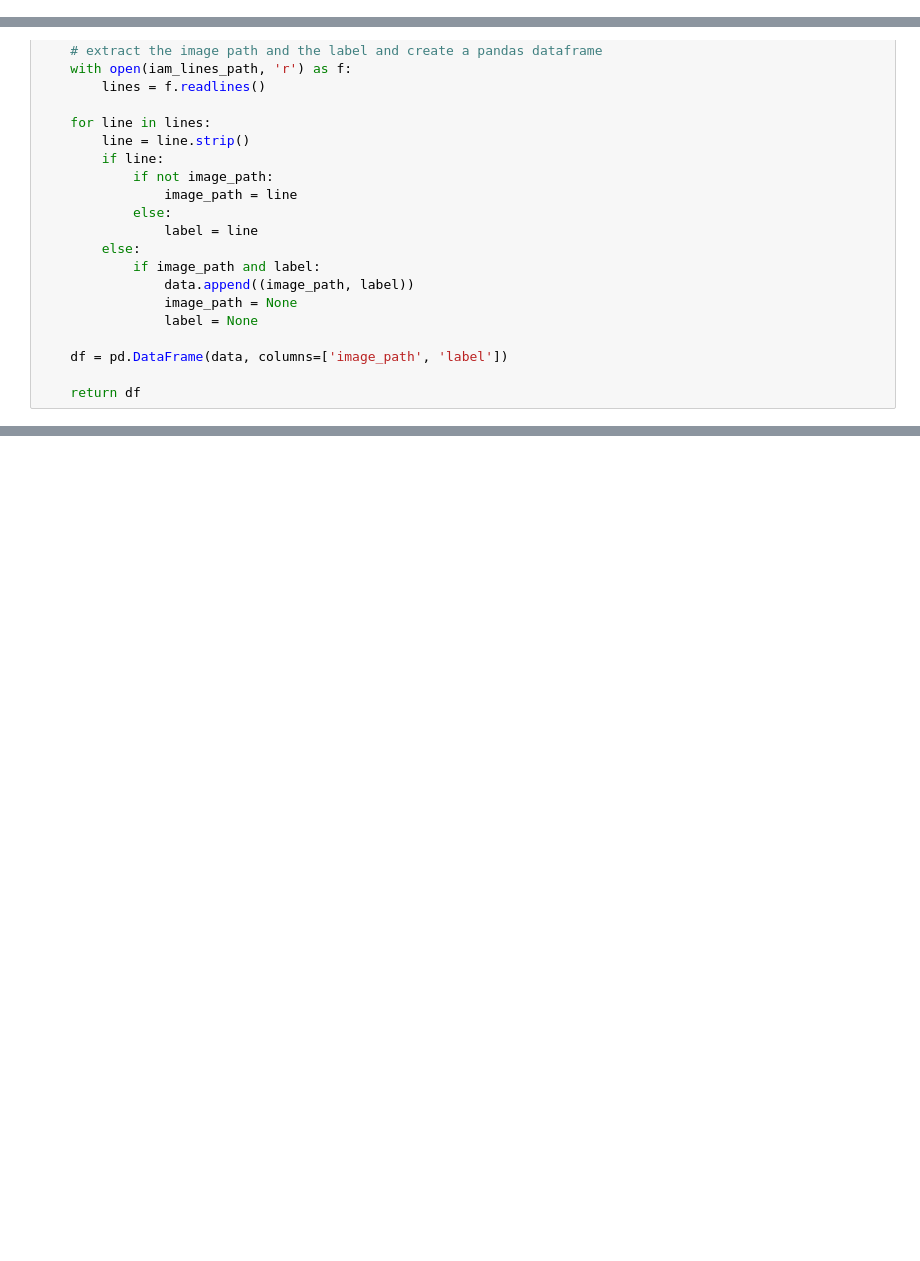
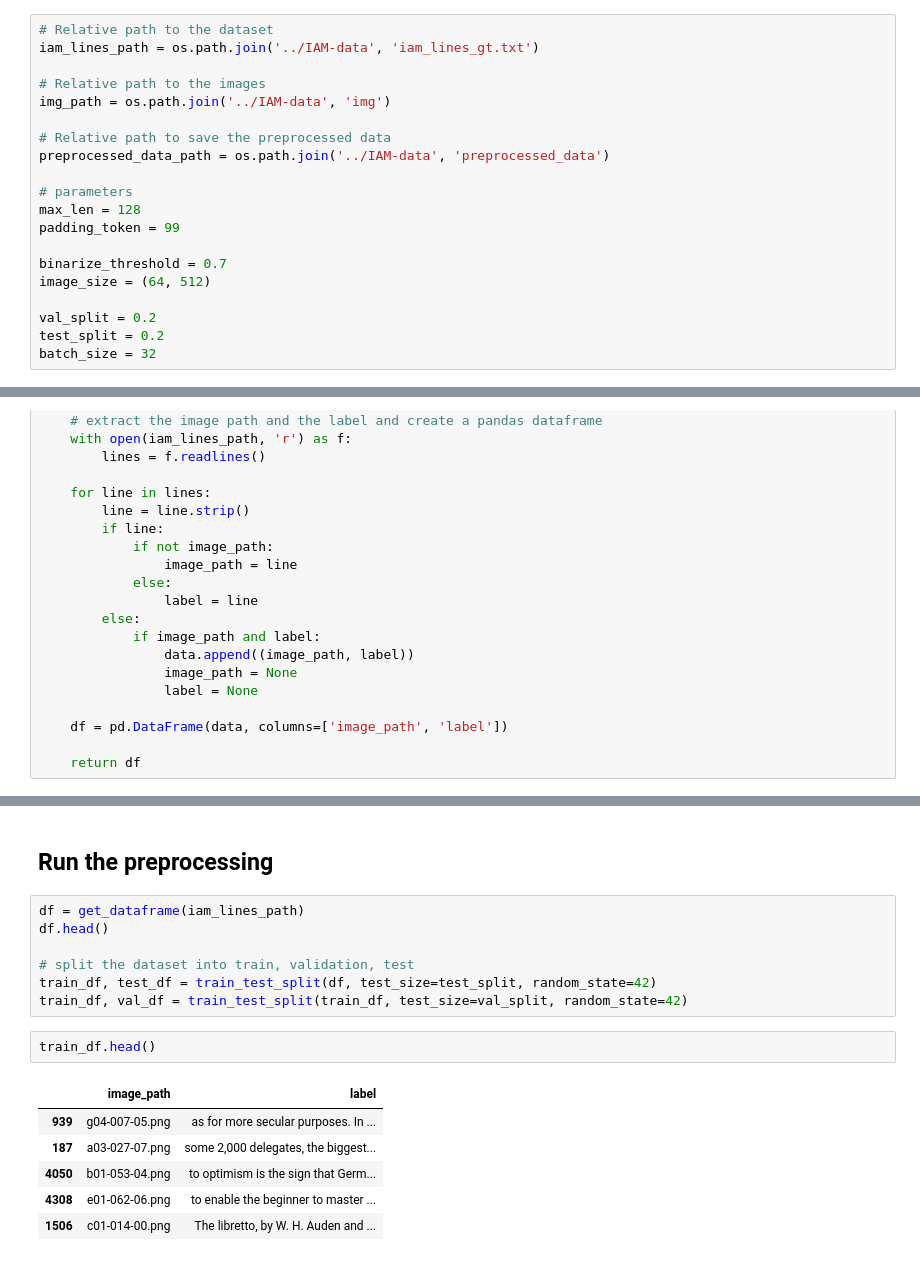
Before and after one commit to SarahEmaAllam/Handwriting-Recognition, a Jupyter notebook: english_handwriting/ipynb files/preprocessing.ipynb, the cells around one changed output, grey strips where cells are left out. Saved outputs shown, nothing was run; the diff lists cells and outputs as text; blank space fills up the shorter version.

Commit message:
preprocessing done task 3

```diff
--- a/english_handwriting/ipynb files/preprocessing.ipynb
+++ b/english_handwriting/ipynb files/preprocessing.ipynb
@@ -3,2 +56,22 @@
+# %%
+# Relative path to the dataset
+iam_lines_path = os.path.join('../IAM-data', 'iam_lines_gt.txt')
+
+# Relative path to the images
+img_path = os.path.join('../IAM-data', 'img')
+
+# Relative path to save the preprocessed data
+preprocessed_data_path = os.path.join('../IAM-data', 'preprocessed_data')
+
+# parameters
+max_len = 128
+padding_token = 99
+
+binarize_threshold = 0.7
+image_size = (64, 512)
+
+val_split = 0.2
+test_split = 0.2
+batch_size = 32
 # %% [markdown]
 ## Create a dataset with the images path and the corresponding labels
@@ -454,0 +244,18 @@ for element in dataset:
+# %% [markdown]
+## Run the preprocessing
+# %%
+df = get_dataframe(iam_lines_path)
+df.head()
+
+# split the dataset into train, validation, test
+train_df, test_df = train_test_split(df, test_size=test_split, random_state=42)
+train_df, val_df = train_test_split(train_df, test_size=val_split, random_state=42)
+# %%
+train_df.head()
+# %% [output]
+|  | image_path | label |
+| 939 | g04-007-05.png | as for more secular purposes. In ... |
+| 187 | a03-027-07.png | some 2,000 delegates, the biggest... |
+| 4050 | b01-053-04.png | to optimism is the sign that Germ... |
+| 4308 | e01-062-06.png | to enable the beginner to master ... |
+| 1506 | c01-014-00.png | The libretto, by W. H. Auden and ... |
```
Also changed, not shown: parts of 49 cells of this notebook, 2 other files.
